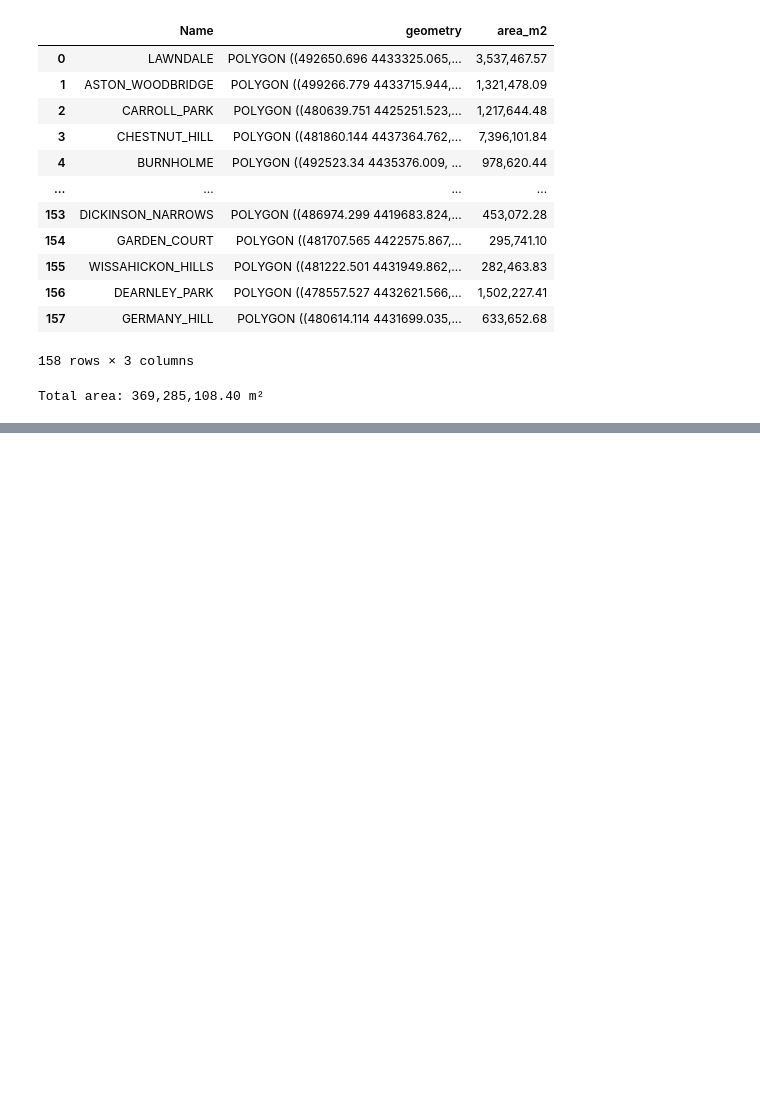
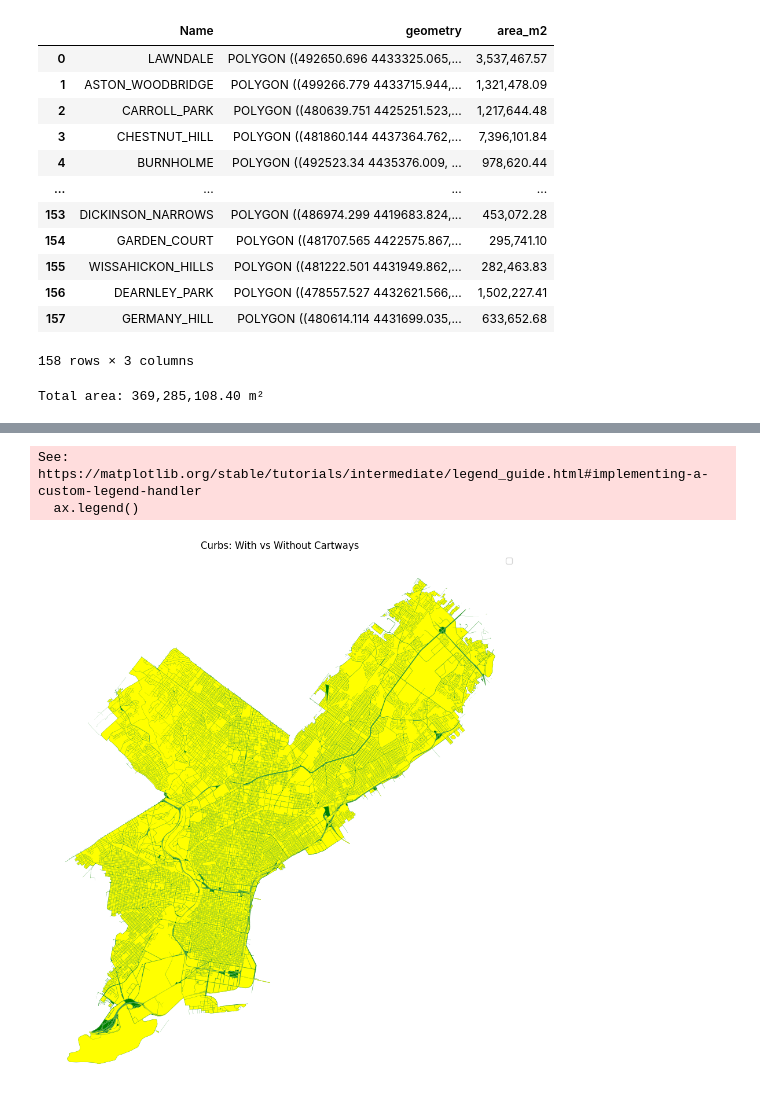
Before and after one commit to astauf03/musa5500-python-final, a Jupyter notebook: notebooks/mobility/mobility.ipynb, the cells around one changed output, grey strips where cells are left out. Cells and saved outputs as stored; diff of their text form; code cells hidden in the pictures; blank space fills up the shorter version.

Commit message:
curbs

```diff
--- a/notebooks/mobility/mobility.ipynb
+++ b/notebooks/mobility/mobility.ipynb
@@ -283,7 +234,9 @@ print(sidewalk_summary[['Name', 'total_sidewalks', 'sidewalk_gaps', 'gap_density
 # %%
 import geopandas as gpd
 
-curb_ramps = gpd.read_file(
-    "https://opendata.arcgis.com/datasets/31c32aa95a2f44dba411af1f8f7f1362_0.geojson"
+curbs = gpd.read_file("Curbs.geojson"
 ).to_crs(epsg=3857)
+nocurbs = gpd.read_file("Curbs_No_Cartways.geojson"
+).to_crs(epsg=3857)
+curbs
 # %% [output]
@@ -290,0 +272,4 @@ HTTPError: HTTP Error 400: Bad Request
+# %%
+curbs['cartway'] = 1
+nocurbs['cartway'] = 0
+curbs
@@ -290,0 +290,8 @@ HTTPError: HTTP Error 400: Bad Request
+# %%
+import geopandas as gpd
+
+combined = gpd.GeoDataFrame(
+    pd.concat([curbs, nocurbs], ignore_index=True),
+    crs=curbs.crs
+)
+combined.geometry
@@ -290,0 +311,21 @@ HTTPError: HTTP Error 400: Bad Request
+# %%
+import matplotlib.pyplot as plt
+
+fig, ax = plt.subplots(figsize=(12, 12))
+
+combined[combined["cartway"] == 1].plot(
+    ax=ax, color="green", linewidth=0.7, label="With Cartway"
+)
+
+combined[combined["cartway"] == 0].plot(
+    ax=ax, color="yellow", linewidth=0.7, label="Without Cartway"
+)
+
+ax.set_title("Curbs: With vs Without Cartways")
+ax.legend()
+ax.axis("off")
+plt.show()
+# %% [output]
+See: https://matplotlib.org/stable/tutorials/intermediate/legend_guide.html#implementing-a-custom-legend-handler
+  ax.legend()
+[figure, added]
```
Also changed, not shown: parts of 26 cells of this notebook.
